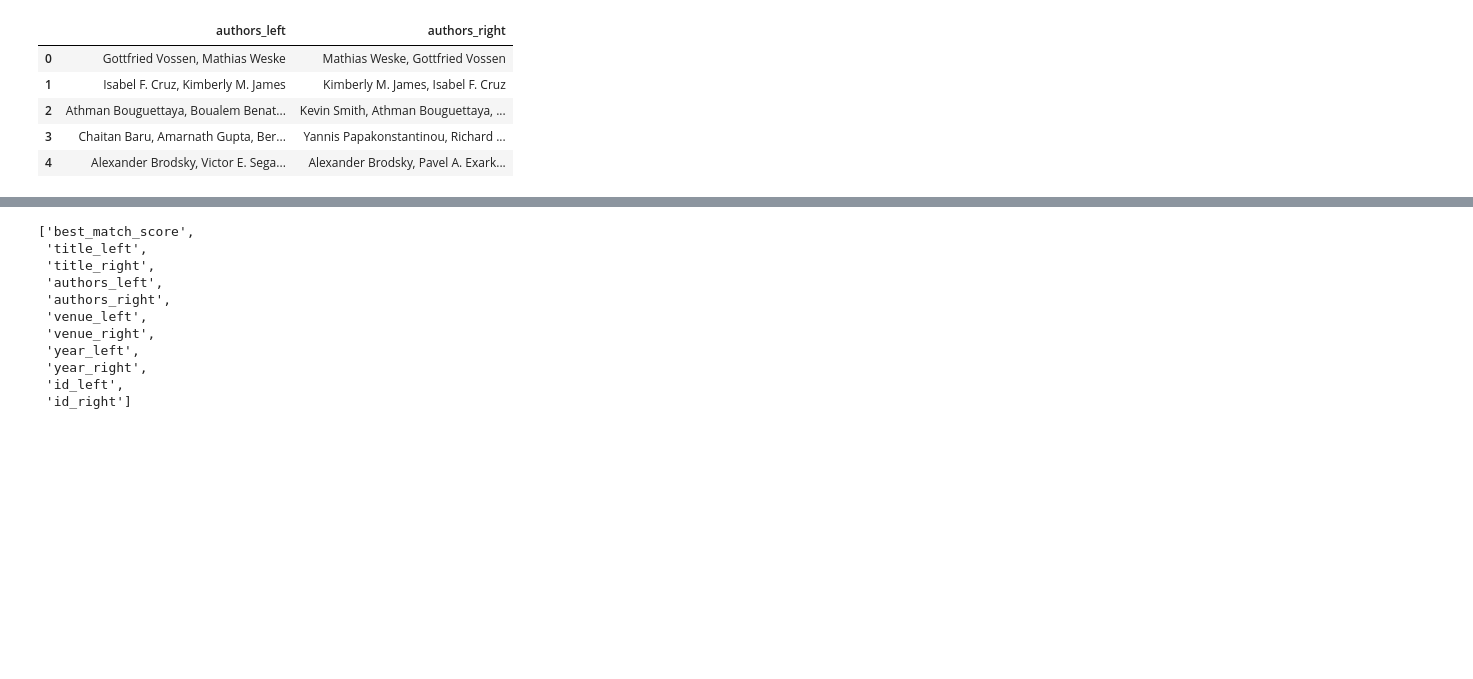
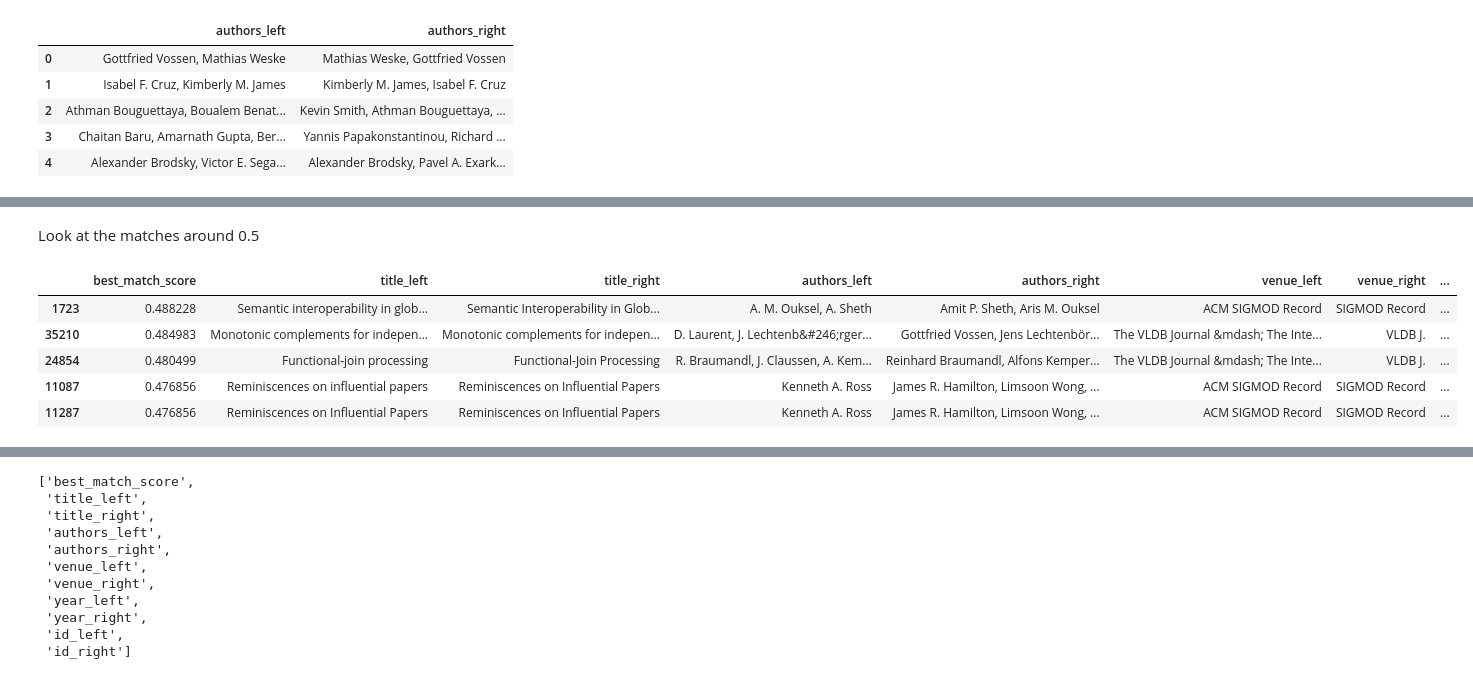
Before and after one commit to theoem/Data-Linkage, a Jupyter notebook: Data-Linkage/Record-Linking-Fuzzy-Matching-Teodoras.ipynb, the cells around one changed output, grey strips where cells are left out. Saved outputs shown, nothing was run; the diff lists cells and outputs as text; code cells hidden in the pictures; blank space fills up the shorter version.

```diff
--- a/Data-Linkage/Record-Linking-Fuzzy-Matching-Teodoras.ipynb
+++ b/Data-Linkage/Record-Linking-Fuzzy-Matching-Teodoras.ipynb
@@ -219,0 +250,12 @@ matched_results[cols].query("best_match_score <= 1").sort_values(
+# %% [markdown]
+Look at the matches around 0.5
+# %%
+matched_results[cols].query("best_match_score <= 0.50").sort_values(
+    by=['best_match_score'], ascending=False).head(5)
+# %% [output]
+|  | best_match_score | title_left | title_right | authors_left | authors_right | venue_left | venue_right | ... |
+| 1723 | 0.488228 | Semantic interoperability in glob... | Semantic Interoperability in Glob... | A. M. Ouksel, A. Sheth | Amit P. Sheth, Aris M. Ouksel | ACM SIGMOD Record | SIGMOD Record | ... |
+| 35210 | 0.484983 | Monotonic complements for indepen... | Monotonic complements for indepen... | D. Laurent, J. Lechtenb&#246;rger... | Gottfried Vossen, Jens Lechtenbör... | The VLDB Journal &mdash; The Inte... | VLDB J. | ... |
+| 24854 | 0.480499 | Functional-join processing | Functional-Join Processing | R. Braumandl, J. Claussen, A. Kem... | Reinhard Braumandl, Alfons Kemper... | The VLDB Journal &mdash; The Inte... | VLDB J. | ... |
+| 11087 | 0.476856 | Reminiscences on influential papers | Reminiscences on Influential Papers | Kenneth A. Ross | James R. Hamilton, Limsoon Wong, ... | ACM SIGMOD Record | SIGMOD Record | ... |
+| 11287 | 0.476856 | Reminiscences on Influential Papers | Reminiscences on Influential Papers | Kenneth A. Ross | James R. Hamilton, Limsoon Wong, ... | ACM SIGMOD Record | SIGMOD Record | ... |
```
Also changed, not shown: parts of 112 cells of this notebook.
